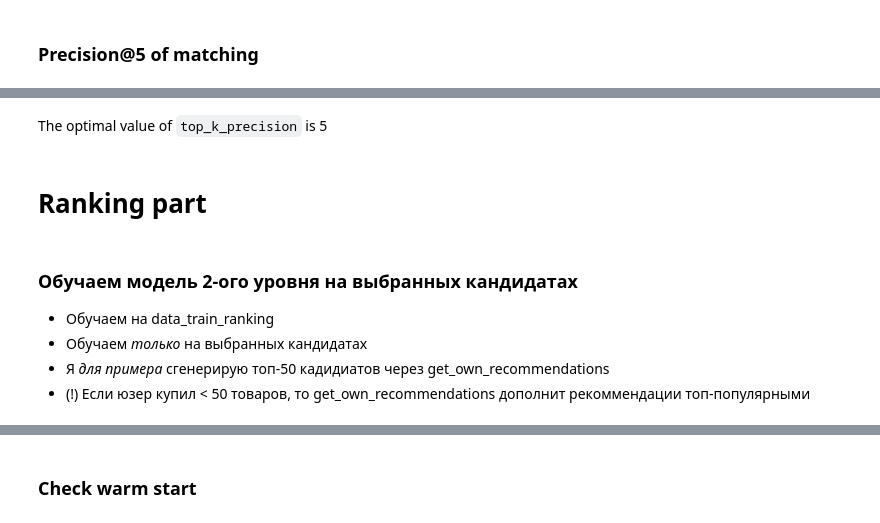
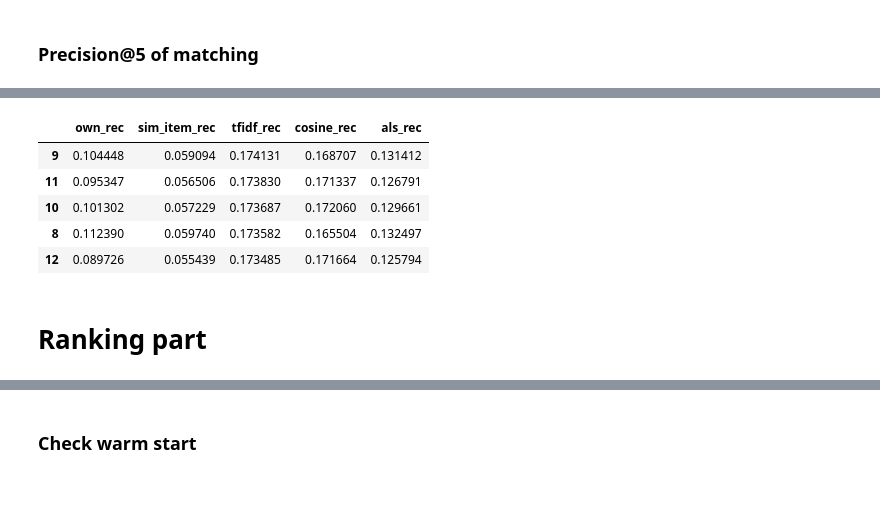
Before and after one commit to albul-k/gb_recommender_systems, a Jupyter notebook: task.ipynb, the cells around one changed output, grey strips where cells are left out. Cells and saved outputs as stored; diff of their text form; code cells hidden in the pictures; blank space fills up the shorter version.

```diff
--- a/task.ipynb
+++ b/task.ipynb
@@ -236,2 +267,9 @@ sns.lineplot(data=pd.DataFrame.from_dict(results_precision, orient='index'))
-# %% [markdown]
-The optimal value of `top_k_precision` is 5
+# %%
+pd.DataFrame.from_dict(results_precision, orient='index').sort_values(by='tfidf_rec', ascending=False).head()
+# %% [output]
+|  | own_rec | sim_item_rec | tfidf_rec | cosine_rec | als_rec |
+| 9 | 0.104448 | 0.059094 | 0.174131 | 0.168707 | 0.131412 |
+| 11 | 0.095347 | 0.056506 | 0.173830 | 0.171337 | 0.126791 |
+| 10 | 0.101302 | 0.057229 | 0.173687 | 0.172060 | 0.129661 |
+| 8 | 0.112390 | 0.059740 | 0.173582 | 0.165504 | 0.132497 |
+| 12 | 0.089726 | 0.055439 | 0.173485 | 0.171664 | 0.125794 |
@@ -238,9 +278,2 @@ The optimal value of `top_k_precision` is 5
 # %% [markdown]
 # Ranking part
-# %% [markdown]
-### Обучаем модель 2-ого уровня на выбранных кандидатах
-
-- Обучаем на data_train_ranking
-- Обучаем *только* на выбранных кандидатах
-- Я *для примера* сгенерирую топ-50 кадидиатов через get_own_recommendations
-- (!) Если юзер купил < 50 товаров, то get_own_recommendations дополнит рекоммендации топ-популярными
```
Also changed, not shown: parts of 68 cells of this notebook, 3 other files.
